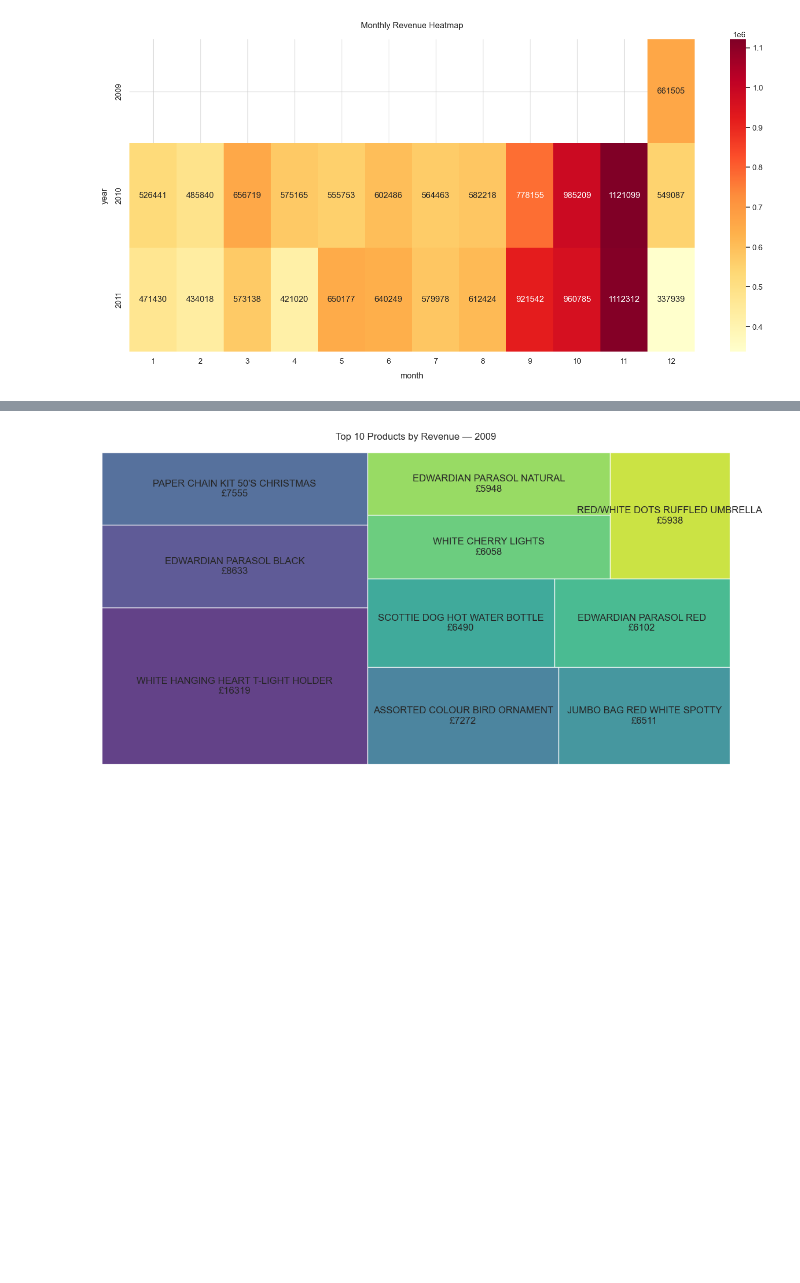
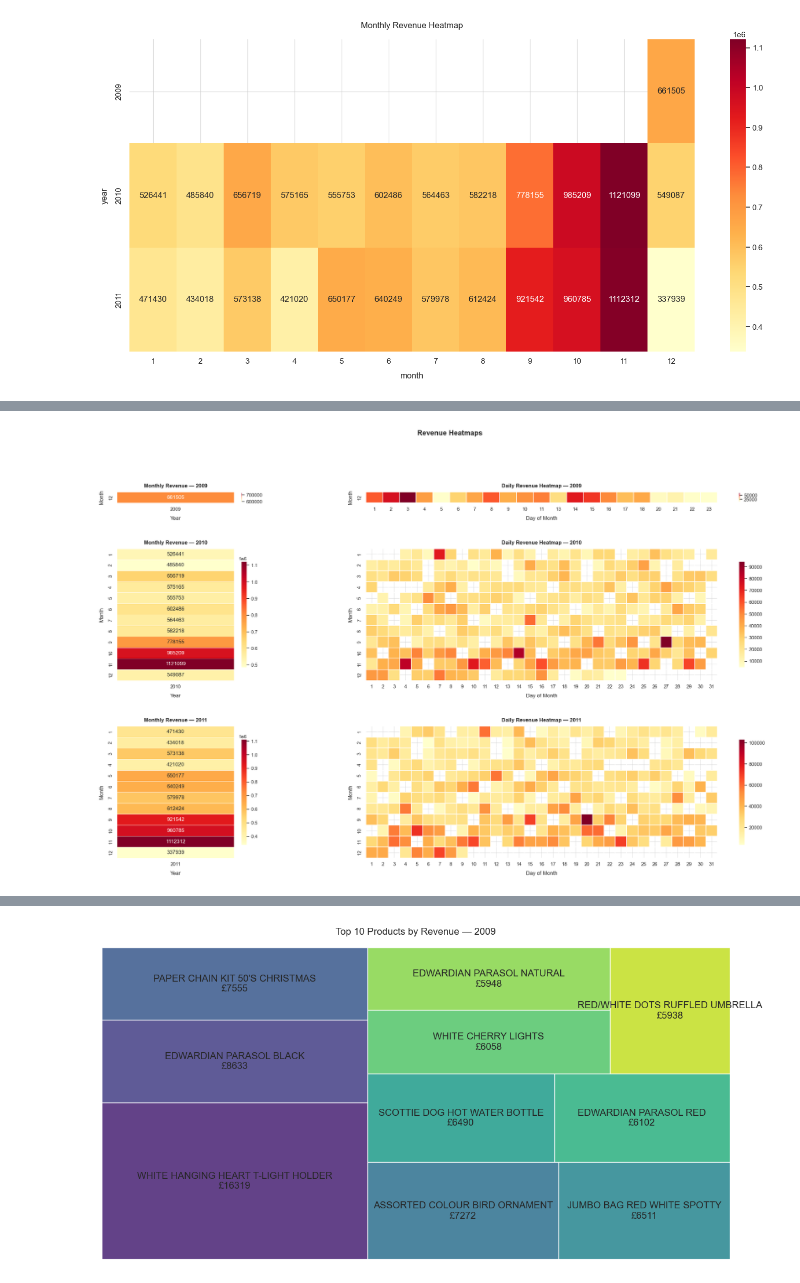
Before and after one commit to zxc0dev/customer-rfm-segmentation-dashboard, a Jupyter notebook: notebooks/01_ingestion_and_eda.ipynb, the cells around one changed output, grey strips where cells are left out. Drawn from its saved outputs; the diff is of its cells as text; code cells hidden in the pictures; blank space fills up the shorter version.

```diff
--- a/notebooks/01_ingestion_and_eda.ipynb
+++ b/notebooks/01_ingestion_and_eda.ipynb
@@ -571,12 +573,0 @@ plt.show()
-# %%
-for year in df['year'].unique():
-    year_data = df[df['year'] == year]
-    pivot = year_data.groupby(['month', 'day'])['revenue'].sum().reset_index()
-    pivot = pivot.pivot(index='month', columns='day', values='revenue')
-
-    plt.figure(figsize=(18, 6))
-    sns.heatmap(pivot, annot=False, cmap='YlOrRd', linewidths=0.5)
-    plt.title(f'Revenue Heatmap — {year}')
-    plt.xlabel('Day of Month')
-    plt.ylabel('Month')
-    plt.show()
@@ -586,0 +574,75 @@ for year in df['year'].unique():
+# %%
+import matplotlib.pyplot as plt
+import matplotlib.gridspec as gridspec
+import seaborn as sns
+
+years = sorted(df['year'].unique())
+
+# Count months per year for proportional row heights
+month_counts = {year: df[df['year'] == year]['month'].nunique() for year in years}
+height_ratios = [month_counts[y] for y in years]
+
+pivot_rev = year_month_rev.pivot(index='month', columns='year', values='revenue')
+
+fig = plt.figure(figsize=(28, sum(height_ratios) * 0.6))
+gs = gridspec.GridSpec(
+    len(years), 2,
+    figure=fig,
+    width_ratios=[0.6, 1.8],
+    height_ratios=height_ratios,
+    hspace=0.5,
+    wspace=0.35
+)
+
+for i, year in enumerate(years):
+    n_months = month_counts[year]
+
+    # ── LEFT: monthly revenue bar-style heatmap ────────────────────────────────
+    ax_left = fig.add_subplot(gs[i, 0])
+    year_slice = pivot_rev[[year]].dropna()
+
+    sns.heatmap(
+        year_slice,
+        annot=True,
+        fmt=".0f",
+        cmap="YlOrRd",
+        linewidths=0.5,
+        ax=ax_left,
+        cbar=True,
+        cbar_kws={'shrink': 0.8},
+        yticklabels=year_slice.index  # only show months that exist
+    )
+    ax_left.set_title(f'Monthly Revenue — {year}', fontsize=12, fontweight='bold', pad=10)
+    ax_left.set_xlabel('Year')
+    ax_left.set_ylabel('Month')
+    ax_left.tick_params(axis='x', rotation=0)
+
+    # ── RIGHT: day-of-month heatmap ────────────────────────────────────────────
+    ax_right = fig.add_subplot(gs[i, 1])
+
+    year_data = df[df['year'] == year]
+    pivot_day = (
+        year_data
+        .groupby(['month', 'day'])['revenue']
+        .sum()
+        .reset_index()
+        .pivot(index='month', columns='day', values='revenue')
+    )
+
+    sns.heatmap(
+        pivot_day,
+        annot=False,
+        cmap='YlOrRd',
+        linewidths=0.3,
+        ax=ax_right,
+        cbar_kws={'shrink': 0.8},
+        yticklabels=pivot_day.index  # only show months that exist
+    )
+    ax_right.set_title(f'Daily Revenue Heatmap — {year}', fontsize=12, fontweight='bold', pad=10)
+    ax_right.set_xlabel('Day of Month')
+    ax_right.set_ylabel('Month')
+
+plt.suptitle('Revenue Heatmaps', fontsize=16, fontweight='bold', y=1.01)
+plt.show()
+# %% [output]
+[figure, added]
```
Also changed, not shown: parts of 19 cells of this notebook.
